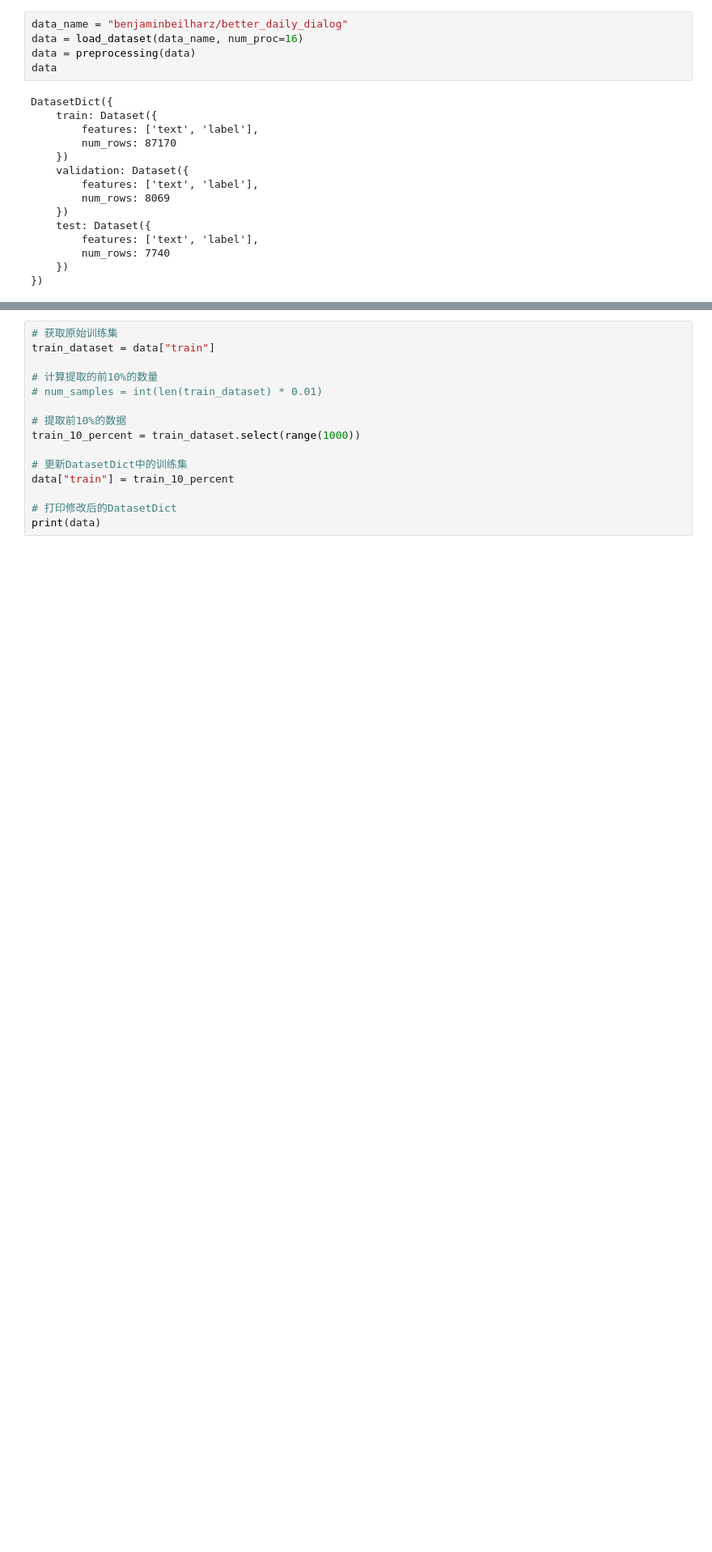
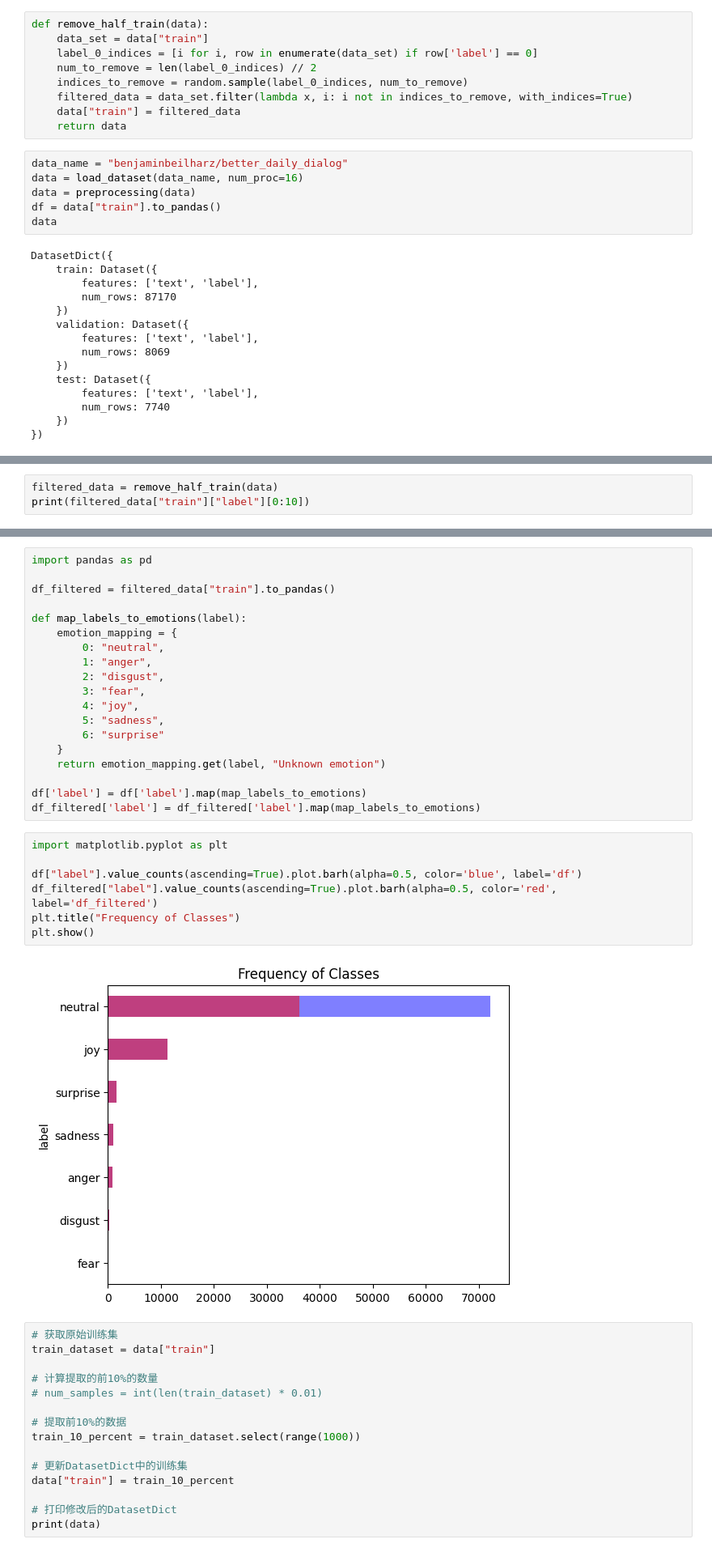
Before and after one commit to hermeschen1116/chat-bot, a Jupyter notebook: src/bot/sentiment_analysis/run_SA.ipynb, the cells around one changed output, grey strips where cells are left out. Shown at 81% size. Drawn from its saved outputs; the diff is of its cells as text; blank space fills up the shorter version.

Commit message:
add func to remove half of neutral data

```diff
--- a/src/bot/sentiment_analysis/run_SA.ipynb
+++ b/src/bot/sentiment_analysis/run_SA.ipynb
@@ -109,10 +110,20 @@ def preprocessing(data):
     data = data.rename_column("emotion", "label")
     data = data.remove_columns(["dialog_id", "turn_type"])
     return data
+# %%
+def remove_half_train(data):
+    data_set = data["train"]
+    label_0_indices = [i for i, row in enumerate(data_set) if row['label'] == 0]
+    num_to_remove = len(label_0_indices) // 2
+    indices_to_remove = random.sample(label_0_indices, num_to_remove)
+    filtered_data = data_set.filter(lambda x, i: i not in indices_to_remove, with_indices=True)
+    data["train"] = filtered_data
+    return data
 # %%
 data_name = "benjaminbeilharz/better_daily_dialog"
 data = load_dataset(data_name, num_proc=16)
 data = preprocessing(data)
+df = data["train"].to_pandas()
 data
 # %% [output]
 DatasetDict({
@@ -131,0 +145,3 @@ DatasetDict({
+# %%
+filtered_data = remove_half_train(data)
+print(filtered_data["train"]["label"][0:10])
@@ -132,3 +167,31 @@ DatasetDict({
+# %%
+import pandas as pd
+
+df_filtered = filtered_data["train"].to_pandas()
+
+def map_labels_to_emotions(label):
+    emotion_mapping = {
+        0: "neutral",
+        1: "anger",
+        2: "disgust",
+        3: "fear",
+        4: "joy",
+        5: "sadness",
+        6: "surprise"
+    }
+    return emotion_mapping.get(label, "Unknown emotion")
+
+df['label'] = df['label'].map(map_labels_to_emotions)
+df_filtered['label'] = df_filtered['label'].map(map_labels_to_emotions)
+# %%
+import matplotlib.pyplot as plt
+
+df["label"].value_counts(ascending=True).plot.barh(alpha=0.5, color='blue', label='df')
+df_filtered["label"].value_counts(ascending=True).plot.barh(alpha=0.5, color='red', label='df_filtered')
+plt.title("Frequency of Classes")
+plt.show()
+# %% [output]
+[figure, added]
 # %%
 # 获取原始训练集
 train_dataset = data["train"]
```
Also changed, not shown: parts of 4 cells of this notebook, 1 other file.
